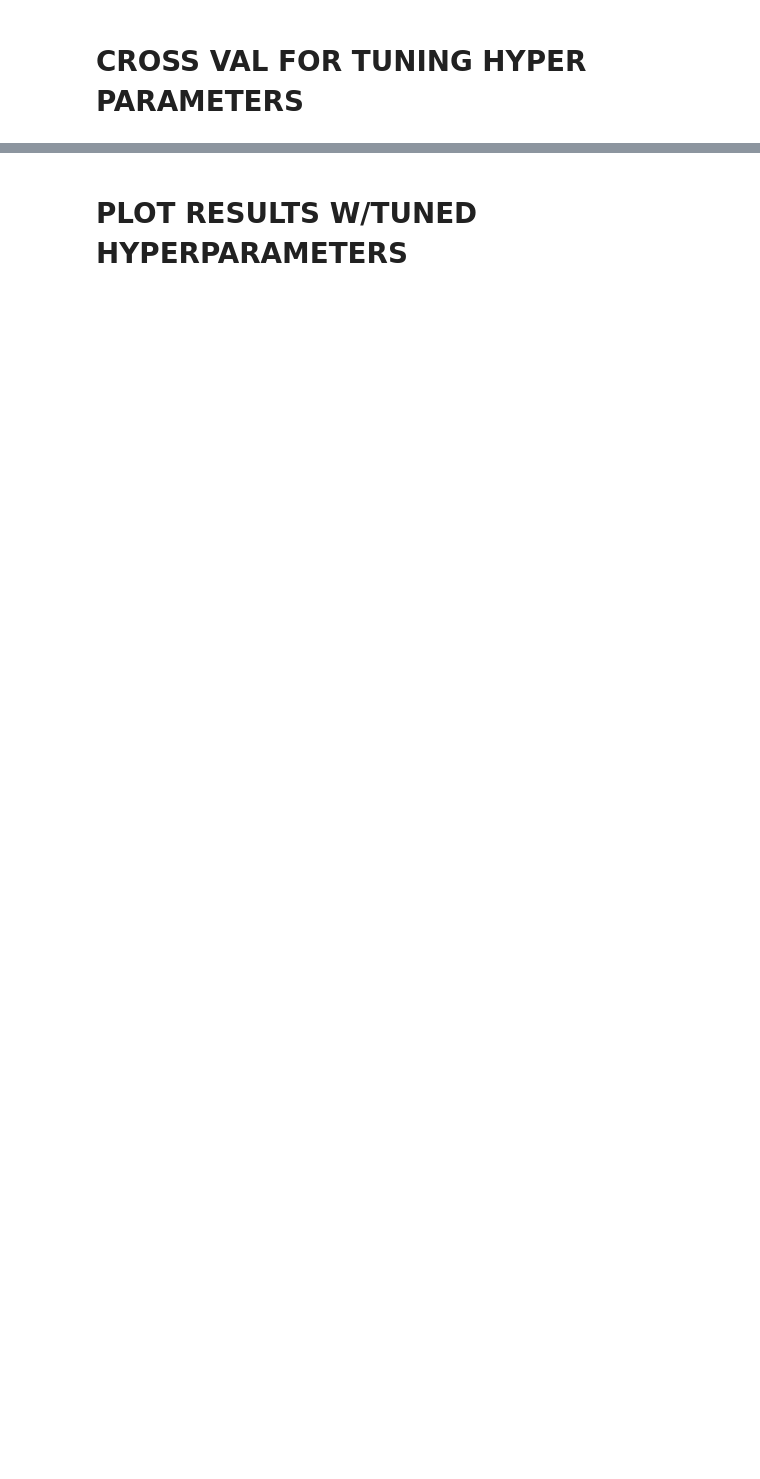
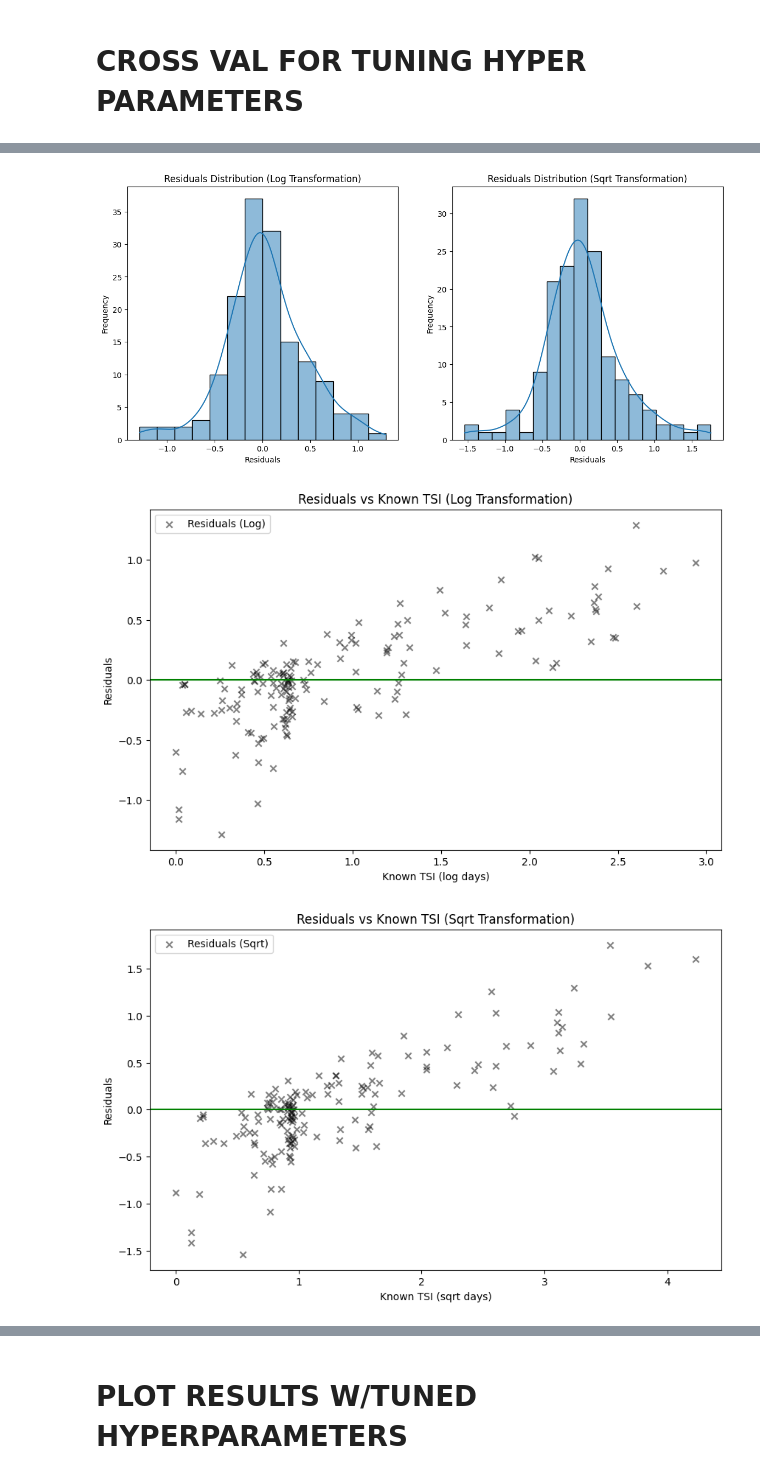
Before and after one commit to andreawickman/ic_research_project, a Jupyter notebook: 7_continuous_predictive_model.ipynb, the cells around one changed output, grey strips where cells are left out. Cells and saved outputs as stored; diff of their text form; code cells hidden in the pictures; blank space fills up the shorter version.

```diff
--- a/7_continuous_predictive_model.ipynb
+++ b/7_continuous_predictive_model.ipynb
@@ -122,0 +140,46 @@ R-squared: 0.6274362284871356
+# %%
+y_test = test_features['log_TSI_years']
+# Plot residuals for log transformation
+residuals_log = y_test - y_pred_log
+plt.figure(figsize=(14, 6))
+plt.subplot(1, 2, 1)
+sns.histplot(residuals_log, kde=True)
+plt.title('Residuals Distribution (Log Transformation)')
+plt.xlabel('Residuals')
+plt.ylabel('Frequency')
+
+
+y_test_sqrt = test_features['sqrt_TSI_years']
+# Plot residuals for sqrt transformation
+residuals_sqrt = y_test_sqrt - y_pred_sqrt
+plt.subplot(1, 2, 2)
+sns.histplot(residuals_sqrt, kde=True)
+plt.title('Residuals Distribution (Sqrt Transformation)')
+plt.xlabel('Residuals')
+plt.ylabel('Frequency')
+plt.show()
+
+
+# Plot residuals scatter for log transformation
+plt.figure(figsize=(10, 6))
+plt.scatter(y_test, residuals_log, alpha=0.5, label='Residuals (Log)', color='black', marker='x')
+plt.axhline(y=0, color='g', linestyle='-')
+plt.xlabel('Known TSI (log days)')
+plt.ylabel('Residuals')
+plt.title('Residuals vs Known TSI (Log Transformation)')
+plt.legend()
+plt.show()
+
+# Plot residuals scatter for sqrt transformation
+plt.figure(figsize=(10, 6))
+plt.scatter(y_test_sqrt, residuals_sqrt, alpha=0.5, label='Residuals (Sqrt)', color='black', marker='x')
+plt.axhline(y=0, color='g', linestyle='-')
+plt.xlabel('Known TSI (sqrt days)')
+plt.ylabel('Residuals')
+plt.title('Residuals vs Known TSI (Sqrt Transformation)')
+plt.legend()
+plt.show()
+# %% [output]
+[figure, added]
+[figure, added]
+[figure, added]
```
Also changed, not shown: parts of 22 cells of this notebook, 7 other files.
